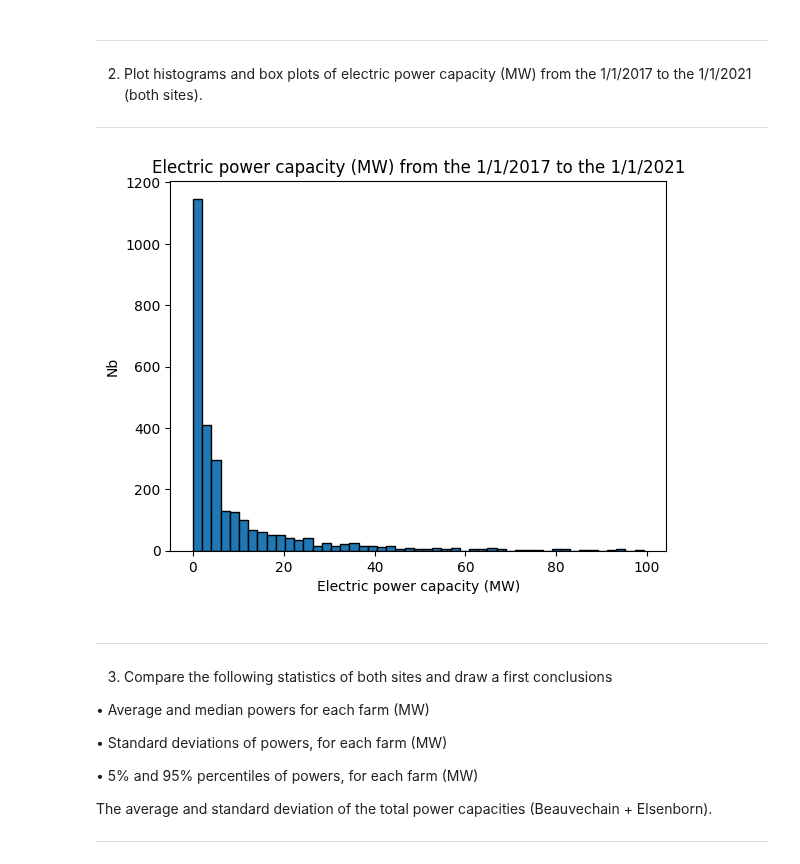
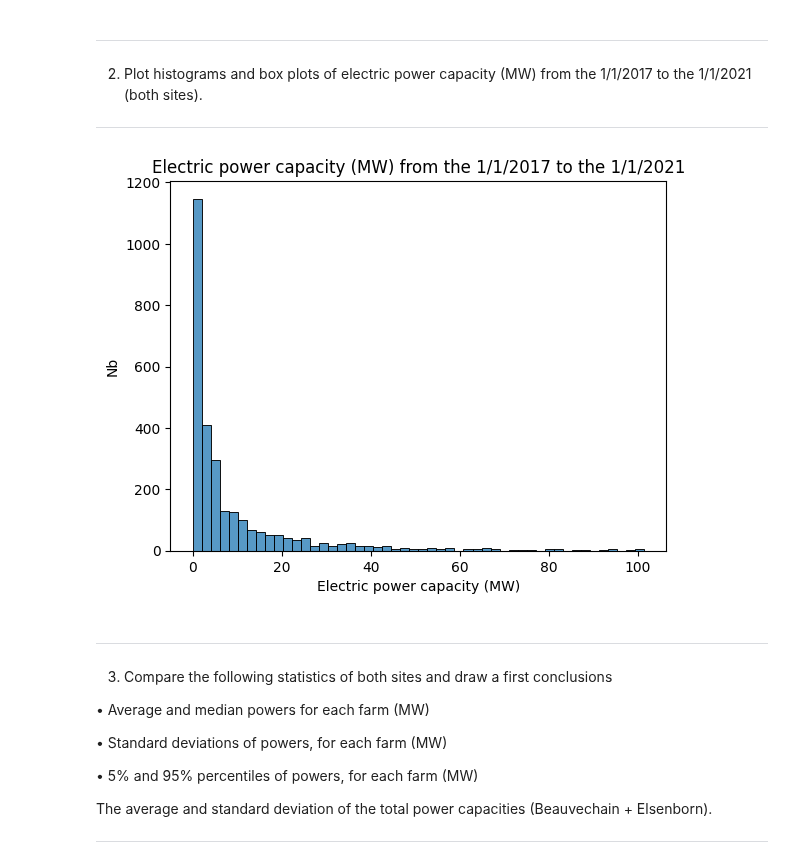
Before and after one commit to clem119/Hackathons, a Jupyter notebook: H1/hack1_without_code.ipynb, the cells around one changed output. Drawn from its saved outputs; the diff is of its cells as text; code cells hidden in the pictures.

Commit message:
Q4 graph

```diff
--- a/H1/hack1_without_code.ipynb
+++ b/H1/hack1_without_code.ipynb
@@ -131,18 +133,14 @@ Comment briefly your results
 # %%
 r = ElecPowerCapa()
 Results=r[0]+r[1]
 
-max=np.max(Results)
-bins = [] # bins est l'argument qui permet de répartir les données en un certain nombre de barres verticales
-for i in range(50): bins.append(i*max/50) # ici, l'argument bins est une liste qui comprend 50 intervales croissant linéairement entre 0 et la puissance max
-
-plt.hist(Results, bins=bins, edgecolor='black')
+sns.histplot(Results, bins=50)
 plt.xlabel("Electric power capacity (MW)")
 plt.ylabel("Nb")
 plt.title("Electric power capacity (MW) from the 1/1/2017 to the 1/1/2021")
 plt.show()
 # %% [output]
-[figure, old version]
+[figure, new version]
 # %% [markdown]
 ------------------------------------------------------------------------------------------------------
 
```
Also changed, not shown: parts of 4 cells of this notebook, 1 other file.
